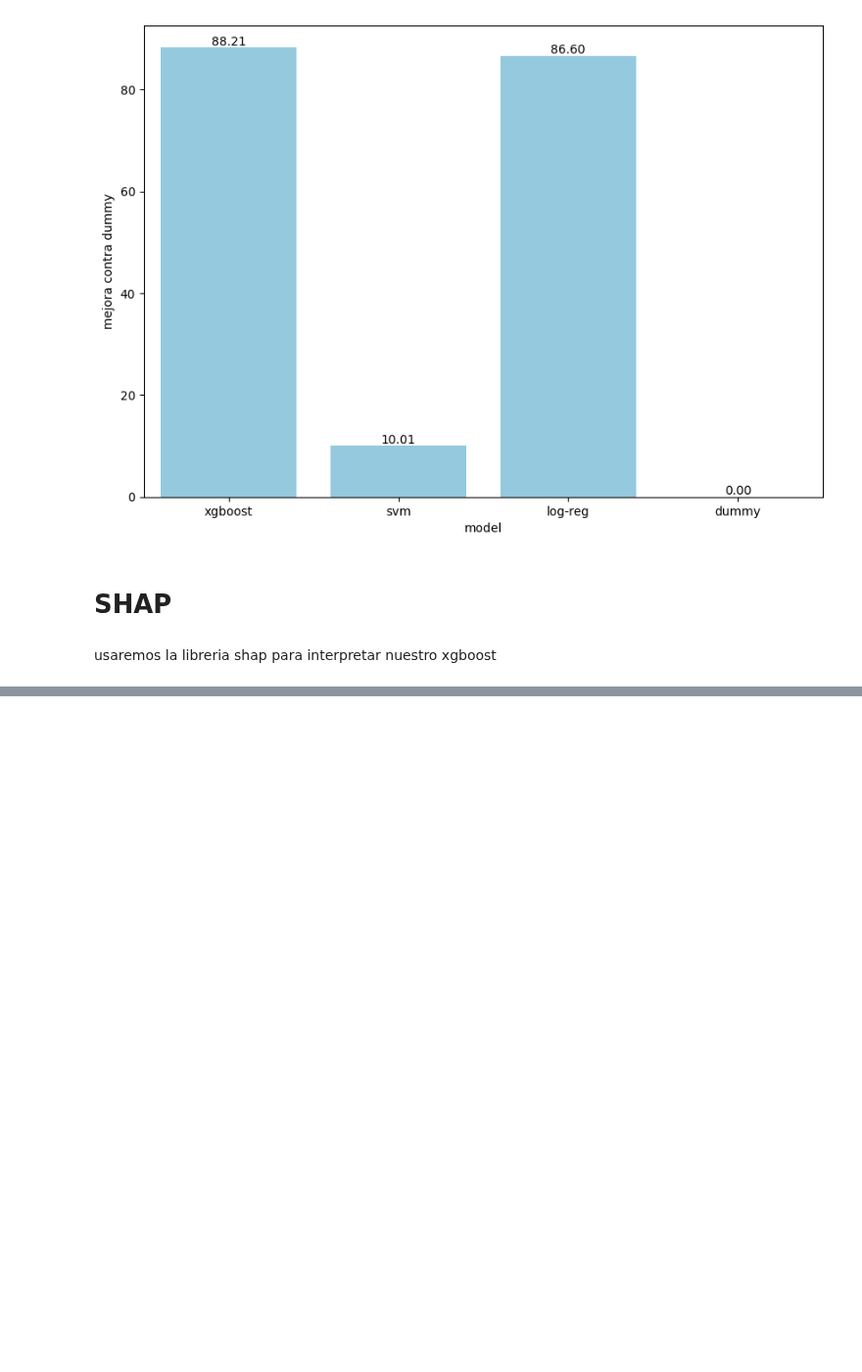
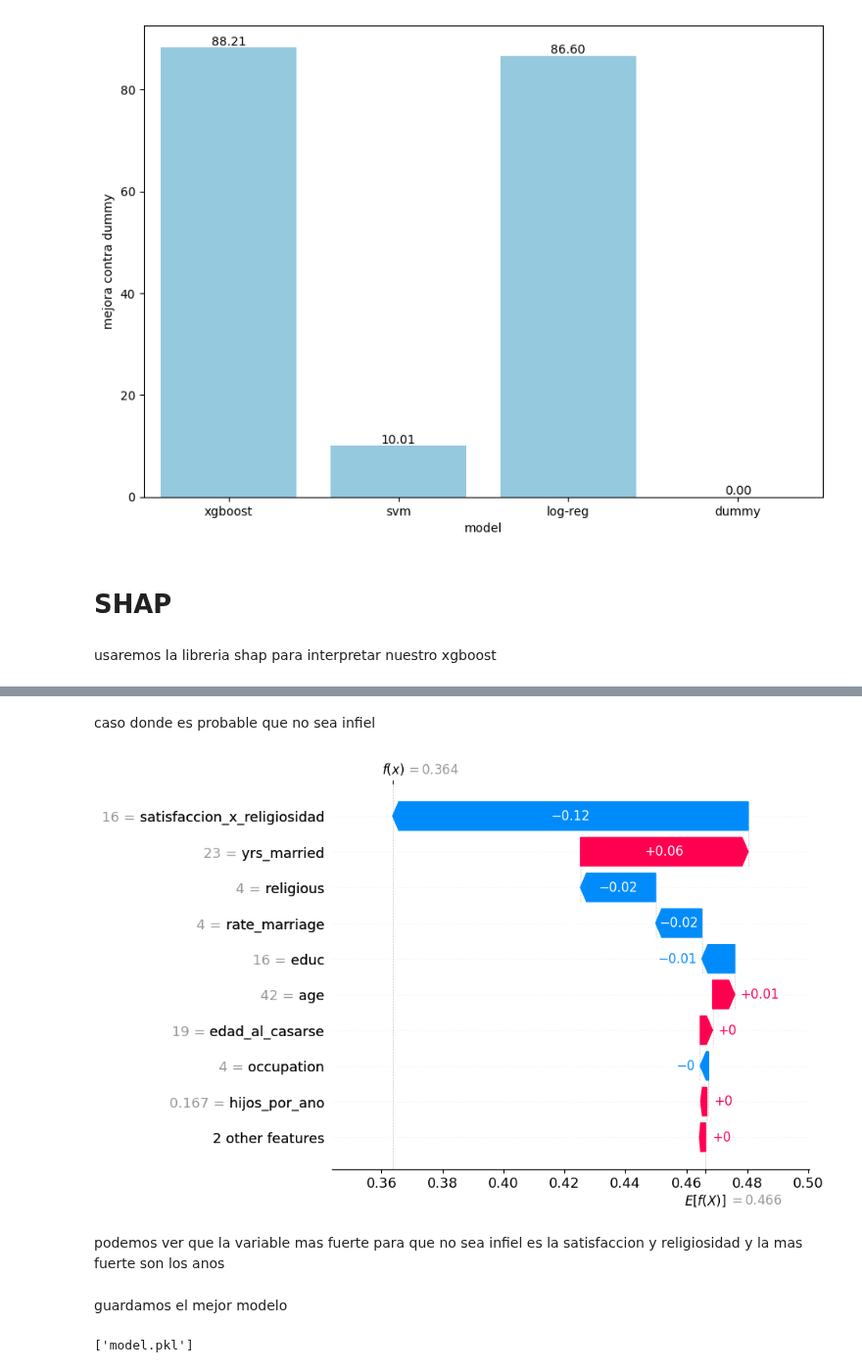
Before and after one commit to Noxzd/deteccion_de_infieles, a Jupyter notebook: infiel/main.ipynb, the cells around one changed output, grey strips where cells are left out. Shown at 98% size. Drawn from its saved outputs; the diff is of its cells as text; code cells hidden in the pictures; blank space fills up the shorter version.

```diff
--- a/infiel/main.ipynb
+++ b/infiel/main.ipynb
@@ -590,0 +602,14 @@ usaremos la libreria shap para interpretar nuestro xgboost
+# %% [markdown]
+caso donde es probable que no sea infiel
+# %%
+shap.plots.waterfall(shap_values[0])
+# %% [output]
+[figure, added]
+# %% [markdown]
+podemos ver que la variable mas fuerte para que no sea infiel es la satisfaccion y religiosidad y la mas fuerte son los anos
+# %% [markdown]
+guardamos el mejor modelo
+# %%
+dump(model,'model.pkl')
+# %% [output]
+['model.pkl']
```
Also changed, not shown: parts of 5 cells of this notebook, 1 other file.
